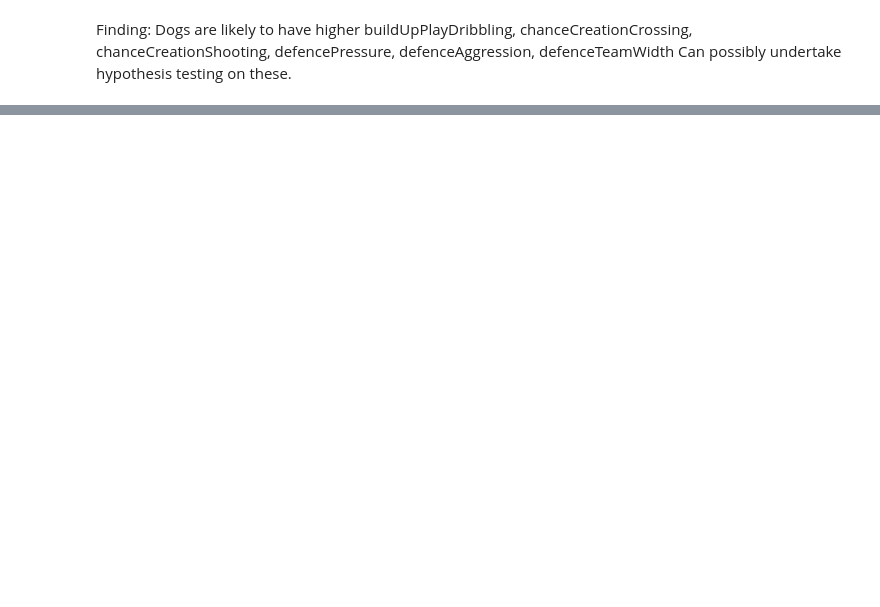
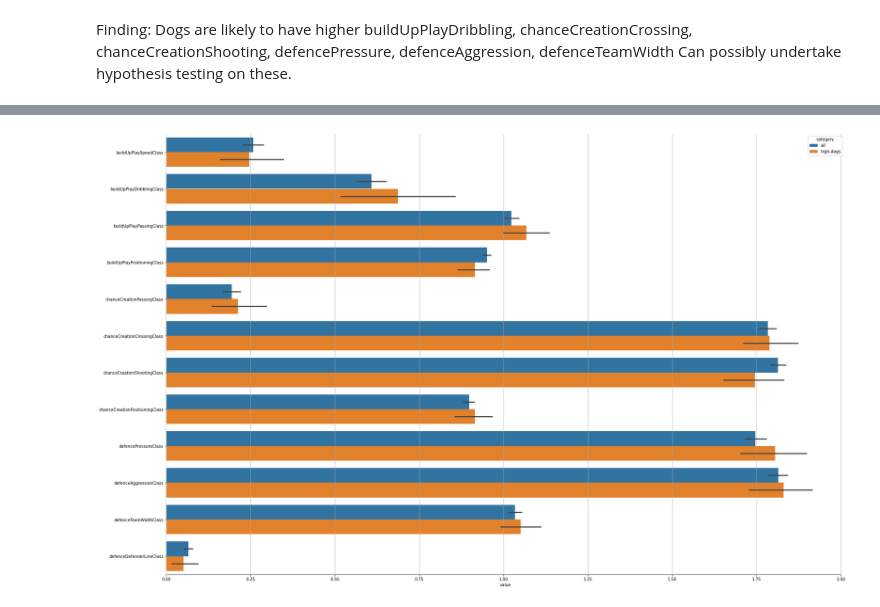
Before and after one commit to ym371/APAC-datathon-21, a Jupyter notebook: src/Attributes of dogs (ongoing).ipynb, the cells around one changed output, grey strips where cells are left out. Saved outputs shown, nothing was run; the diff lists cells and outputs as text; code cells hidden in the pictures; blank space fills up the shorter version.

```diff
--- a/src/Attributes of dogs (ongoing).ipynb
+++ b/src/Attributes of dogs (ongoing).ipynb
@@ -117,0 +88,10 @@ defenceTeamWidth 53.304 52.185871056241425
+# %%
+high_num_mean = []
+all_num_mean = []
+for i in num_col:
+    high_num_mean.append(attributes[i].mean())
+    all_num_mean.append(team_attributes[i].mean())
+num_mean = pd.DataFrame(num_col, columns = ["attributes"])
+num_mean["high_dog_mean"] = high_num_mean
+num_mean["all_mean"] = all_num_mean
+num_mean
@@ -121,7 +138,18 @@ Can possibly undertake hypothesis testing on these.
 # %%
 labelencoder = LabelEncoder()
+high_cat_mean = []
+all_cat_mean = []
+
 for i in cat_col:
     attributes[i]= labelencoder.fit_transform(attributes[i])
     team_attributes[i]= labelencoder.fit_transform(team_attributes[i])
-    print(i, attributes[i].mean(), team_attributes[i].mean())
+    mean1 = attributes[i].mean()
+    mean2 = team_attributes[i].mean()
+    high_cat_mean.append(mean1)
+    all_cat_mean.append(mean2)
+
+cat_mean = pd.DataFrame(cat_col, columns = ["attributes"])
+cat_mean["high_dog_mean"] = high_cat_mean
+cat_mean["all_mean"] = all_cat_mean
+cat_mean
 # %% [output]
@@ -144,0 +173,23 @@ See the caveats in the documentation: http://pandas.pydata.org/pandas-docs/stabl
+# %%
+cat_features_all = team_attributes[cat_col]
+cat_features_highdogs = attributes[cat_col]
+df = pd.concat([pd.melt(cat_features_all),pd.melt(cat_features_highdogs)],keys = ["all","high-dogs"])
+df = df.reset_index()
+df = df.drop(["level_1"], axis =1)
+df = df.rename({"level_0": "category"}, axis =1)
+# %%
+#sns.set_theme(style="ticks")
+
+# Initialize the figure with a logarithmic x axis
+f, ax = plt.subplots(figsize=(30, 20))
+#ax.set_xscale("log")
+
+# Plot the orbital period with horizontal boxes
+sns.barplot(y="variable", x="value", hue = "category", data = df)
+
+# Tweak the visual presentation
+ax.xaxis.grid(True)
+ax.set(ylabel="")
+sns.despine(trim=True, left=True)
+# %% [output]
+[figure, added]
```
Also changed, not shown: parts of 13 cells of this notebook.
